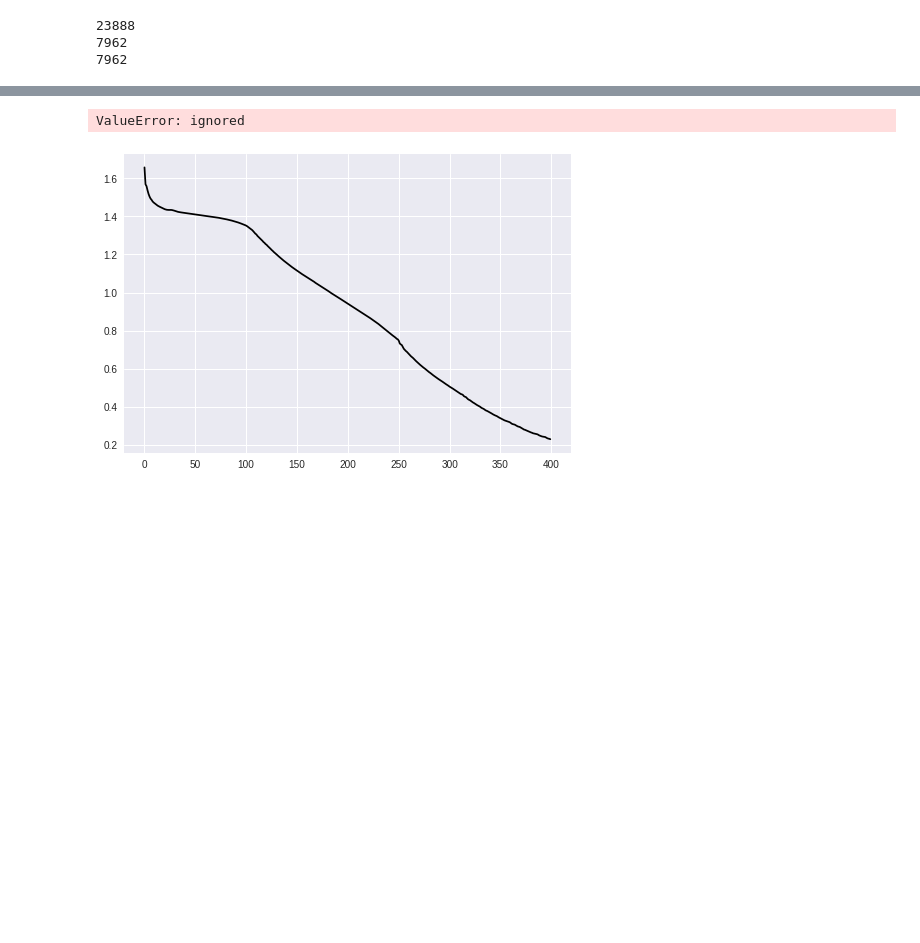
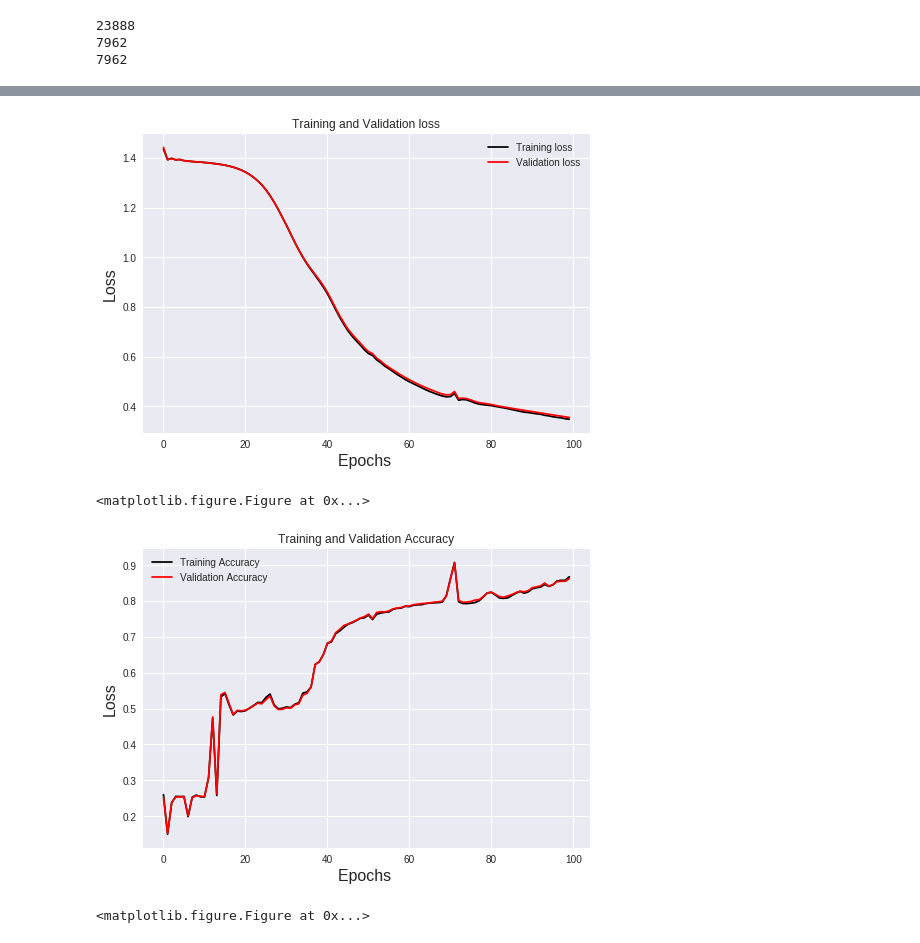
Before and after one commit to plushvoxel/Project-Lernende-Agenten-colab, a Jupyter notebook: CNNTest.ipynb, the cells around one changed output, grey strips where cells are left out. Drawn from its saved outputs; the diff is of its cells as text; code cells hidden in the pictures; blank space fills up the shorter version.

```diff
--- a/CNNTest.ipynb
+++ b/CNNTest.ipynb
@@ -175,6 +176,7 @@ correct_prediction = tf.equal(tf.argmax(pred, 1), tf.argmax(y, 1))
 accuracy = tf.reduce_mean(tf.cast(correct_prediction, tf.float32))
 # %%
 init = tf.global_variables_initializer()
+saver = tf.train.Saver()
 # %%
 with tf.Session() as sess:
     sess.run(init)
@@ -187,6 +189,8 @@ with tf.Session() as sess:
     summary_writer = tf.summary.FileWriter('./Output', sess.graph)
     for i in range(training_iters):
         batch_num = int(len(train_X)/training_iters/batch_size)
+        loss = 0.0
+        acc = 0.0
         for batch in range(batch_num):
             batch_x = train_X[(i*batch_num+batch)*batch_size:min(((i*batch_num+batch)*batch_size+1)*batch_size,len(train_X))]
             batch_y = train_y[(i*batch_num+batch)*batch_size:min(((i*batch_num+batch)*batch_size+1)*batch_size,len(train_y))]
@@ -196,10 +200,8 @@ with tf.Session() as sess:
                                                               y: batch_y})
             loss, acc = sess.run([cost, accuracy], feed_dict={x: batch_x,
                                                               y: batch_y})
-            train_loss_list.append(loss)
-            train_accuracy_list.append(acc)
-
-        # Calculate accuracy for all 10000 mnist test images
+        train_loss_list.append(loss)
+        train_accuracy_list.append(acc)
         val_acc,val_loss = sess.run([accuracy,cost], feed_dict={x: val_X,y : val_y})
         validation_loss_list.append(val_loss)
         validation_accuracy_list.append(val_acc)
@@ -214,7 +216,7 @@ with tf.Session() as sess:
     print("Testing Accuracy:","{:.5f}".format(test_acc))
     summary_writer.close()
     plt.plot(range(len(train_loss_list)), train_loss_list, 'black', label='Training loss')
-    plt.plot(range(len(train_loss_list)), validation_loss_list, 'red', label='Validation loss')
+    plt.plot(range(len(validation_loss_list)), validation_loss_list, 'red', label='Validation loss')
     plt.title('Training and Validation loss')
     plt.xlabel('Epochs ',fontsize=16)
     plt.ylabel('Loss',fontsize=16)
@@ -222,11 +224,13 @@ with tf.Session() as sess:
     plt.figure()
     plt.show()
     plt.plot(range(len(train_loss_list)), train_accuracy_list, 'black', label='Training Accuracy')
-    plt.plot(range(len(train_loss_list)), validation_accuracy_list, 'red', label='Validation Accuracy')
+    plt.plot(range(len(validation_accuracy_list)), validation_accuracy_list, 'red', label='Validation Accuracy')
     plt.title('Training and Validation Accuracy')
     plt.xlabel('Epochs ',fontsize=16)
     plt.ylabel('Loss',fontsize=16)
     plt.legend()
     plt.figure()
     plt.show()
+    modelName= "./models/model_{}.ckpt".format(datetime.datetime.now().strftime("%Y_%m_%d_%H:%M"))
+    save_path = saver.save(sess, modelName)
 # %% [output]
@@ -250,2 +254,4 @@ Testing Accuracy: 0.95177
+[figure, new version]
-ValueError: ignored
+<matplotlib.figure.Figure at 0x...>
-[figure, old version]
+[figure, added]
+<matplotlib.figure.Figure at 0x...>
```
Also changed, not shown: parts of 6 cells of this notebook.
